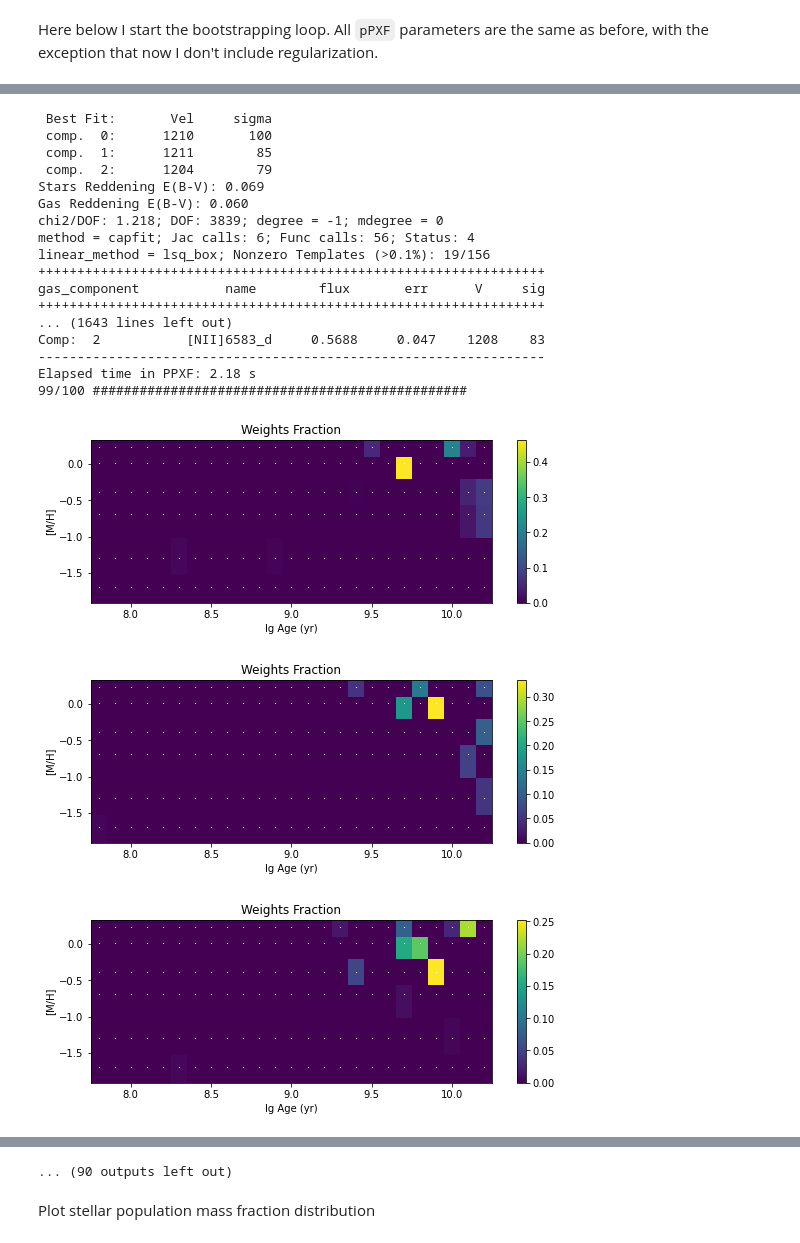
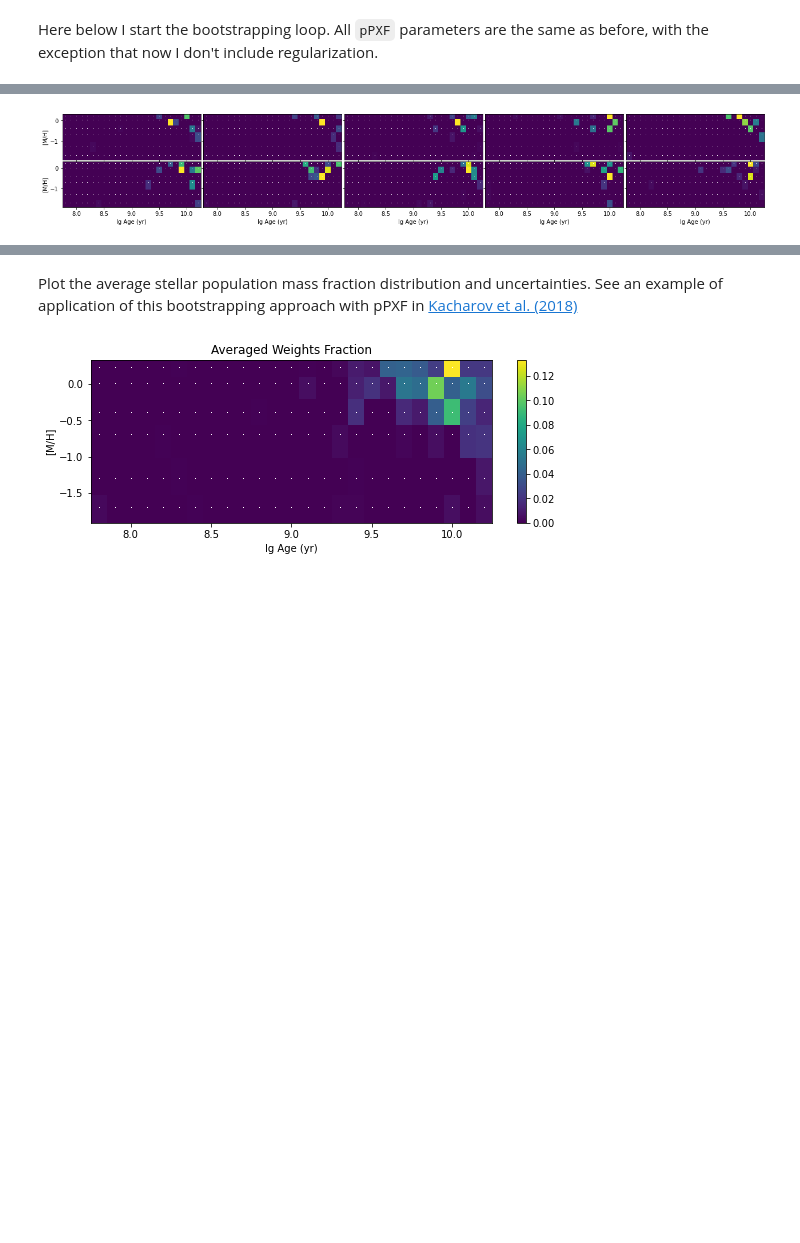
Before and after one commit to rundesk/ppxf_examples, a Jupyter notebook: ppxf_example_population_bootstrap.ipynb, the cells around one changed output, grey strips where cells are left out. Drawn from its saved outputs; the diff is of its cells as text; code cells hidden in the pictures; blank space fills up the shorter version.

```diff
--- a/ppxf_example_population_bootstrap.ipynb
+++ b/ppxf_example_population_bootstrap.ipynb
@@ -205,26 +205,33 @@ start = pp.sol.copy()
 Here below I start the bootstrapping loop. All `pPXF` parameters are the same as before, with the exception that now I don't include regularization.
 # %%
 np.random.seed(123)
-nrand = int(100)
-x0 = None
+
+plt.subplots(2, 5, sharex=True, sharey=True, figsize=(22, 3))
+plt.subplots_adjust(hspace=0.04)
+plt.subplots_adjust(wspace=0.02)
+
+nrand = 10
 weights_array = np.empty((nrand, pp.weights.size))
 for j in range(nrand):
+
     galaxy1 = bootstrap_residuals(bestfit0, resid)
+
     t = clock()
     pp = ppxf(templates, galaxy1, noise, velscale, start,
               moments=moments, degree=-1, mdegree=-1, lam=wave, lam_temp=miles.lam_temp,
               component=component, gas_component=gas_component, gas_names=gas_names,
-              reddening=0, gas_reddening=0, x0=x0)
-    print('Elapsed time in PPXF: %.2f s'%(clock() - t))
-    x0 = pp.x0
-    weights = pp.weights[~gas_component]  # Exclude weights of the gas templates
-    weights = weights.reshape(reg_dim)/weights.sum()  # Normalized
+              reddening=0, gas_reddening=0, quiet=1)
+    print(f"{j + 1}/{nrand}: Elapsed time in pPXF: {clock() - t:.2f} s")
+
+    weights_array[j] = pp.weights
 
     # Plot stellar population mass fraction distribution
-    plt.figure(figsize=(9,3))
-    miles.plot(weights)
-    weights_array[j] = pp.weights
-    print(f'{j}/{nrand} ################################################')
+    weights = pp.weights[~gas_component]                # Exclude weights of the gas templates
+    weights = weights.reshape(reg_dim)/weights.sum()    # Normalized
+
+    plt.subplot(2, 5, j + 1)
+    ylabel="[M/H]" if j in [0, 5] else ""
+    miles.plot(weights, colorbar=False, title="", ylabel=ylabel)
 
 pp.weights = weights_array.sum(0)
 weights_err = weights_array.std(0)
@@ -249,20 +249 @@ Elapsed time in PPXF: 2.18 s
- Best Fit:       Vel     sigma
- comp.  0:      1210       100
- comp.  1:      1211        85
- comp.  2:      1204        79
-Stars Reddening E(B-V): 0.069
-Gas Reddening E(B-V): 0.060
-chi2/DOF: 1.218; DOF: 3839; degree = -1; mdegree = 0
-method = capfit; Jac calls: 6; Func calls: 56; Status: 4
-linear_method = lsq_box; Nonzero Templates (>0.1%): 19/156
-+++++++++++++++++++++++++++++++++++++++++++++++++++++++++++++++++
-gas_component           name        flux       err      V     sig
-+++++++++++++++++++++++++++++++++++++++++++++++++++++++++++++++++
-... (1643 lines left out)
-Comp:  2           [NII]6583_d     0.5688     0.047    1208    83
------------------------------------------------------------------
-Elapsed time in PPXF: 2.18 s
-99/100 ################################################
-[figure, old version]
+[figure, new version]
-[figure, removed]
-[figure, removed]
@@ -276,6 +250,12 @@ Elapsed time in PPXF: 2.18 s
-... (90 outputs left out)
+# %% [markdown]
+Plot the average stellar population mass fraction distribution and uncertainties.
+See an example of application of this bootstrapping approach with pPXF in [Kacharov et al. (2018)](https://ui.adsabs.harvard.edu/abs/2018MNRAS.480.1973K)
 # %%
 weights = pp.weights[~gas_component]  # Exclude weights of the gas templates
 weights = weights.reshape(reg_dim)/weights.sum()  # Normalized
+
+plt.figure(figsize=(9,3))
+miles.plot(weights)
+plt.title("Averaged Weights Fraction");
+# %% [output]
+[figure, added]
-# %% [markdown]
-Plot stellar population mass fraction distribution
```
Also changed, not shown: parts of 8 cells of this notebook, 3 other files.
